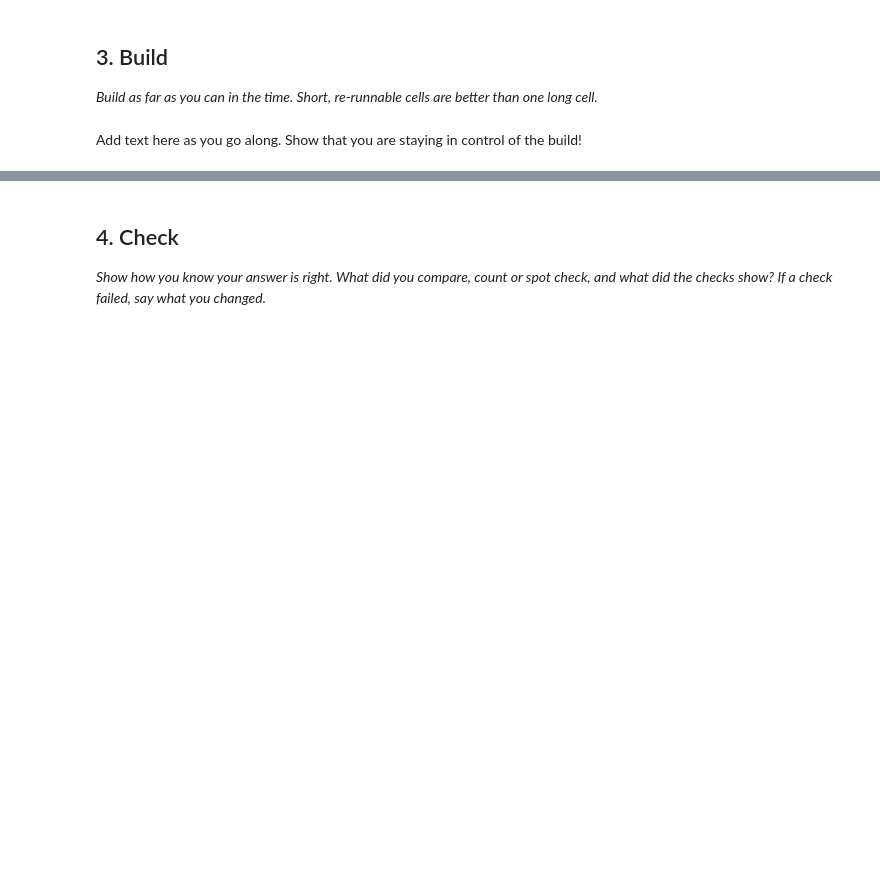
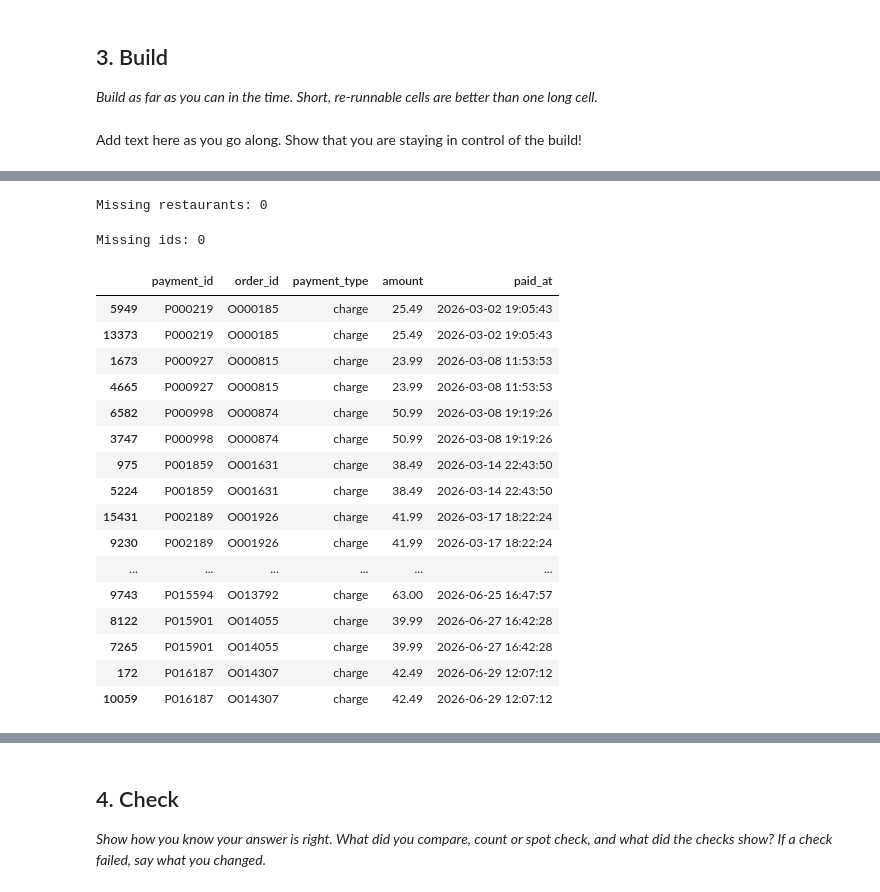
Before and after one commit to box1273002/ai-analytics, a Jupyter notebook: 5_02_practice_weekly_ops.ipynb, the cells around one changed output, grey strips where cells are left out. Saved outputs shown, nothing was run; the diff lists cells and outputs as text; code cells hidden in the pictures; blank space fills up the shorter version.

```diff
--- a/5_02_practice_weekly_ops.ipynb
+++ b/5_02_practice_weekly_ops.ipynb
@@ -369,0 +422,35 @@ Add text here as you go along. Show that you are staying in control of the build
+# %%
+# Lets check restaurant ids
+print(f"Missing restaurants: {orders.shape[0] - orders["restaurant_id"].isin(restaurants["restaurant_id"]).sum()}")
+# None missing
+# %% [output]
+Missing restaurants: 0
+# %%
+# Now lets do payments
+
+payments = tables["payments"].copy()
+# Lets check ids (none missing)
+print(f"Missing ids: {payments["payment_id"].isna().sum()}")
+# Duplicates look identical let drop exact duplicates
+display(payments[
+    payments.duplicated(subset="payment_id", keep=False)
+].sort_values(by="payment_id"))
+# %% [output]
+Missing ids: 0
+|  | payment_id | order_id | payment_type | amount | paid_at |
+| 5949 | P000219 | O000185 | charge | 25.49 | 2026-03-02 19:05:43 |
+| 13373 | P000219 | O000185 | charge | 25.49 | 2026-03-02 19:05:43 |
+| 1673 | P000927 | O000815 | charge | 23.99 | 2026-03-08 11:53:53 |
+| 4665 | P000927 | O000815 | charge | 23.99 | 2026-03-08 11:53:53 |
+| 6582 | P000998 | O000874 | charge | 50.99 | 2026-03-08 19:19:26 |
+| 3747 | P000998 | O000874 | charge | 50.99 | 2026-03-08 19:19:26 |
+| 975 | P001859 | O001631 | charge | 38.49 | 2026-03-14 22:43:50 |
+| 5224 | P001859 | O001631 | charge | 38.49 | 2026-03-14 22:43:50 |
+| 15431 | P002189 | O001926 | charge | 41.99 | 2026-03-17 18:22:24 |
+| 9230 | P002189 | O001926 | charge | 41.99 | 2026-03-17 18:22:24 |
+| ... | ... | ... | ... | ... | ... |
+| 9743 | P015594 | O013792 | charge | 63.00 | 2026-06-25 16:47:57 |
+| 8122 | P015901 | O014055 | charge | 39.99 | 2026-06-27 16:42:28 |
+| 7265 | P015901 | O014055 | charge | 39.99 | 2026-06-27 16:42:28 |
+| 172 | P016187 | O014307 | charge | 42.49 | 2026-06-29 12:07:12 |
+| 10059 | P016187 | O014307 | charge | 42.49 | 2026-06-29 12:07:12 |
```
Also changed, not shown: parts of 20 cells of this notebook.
